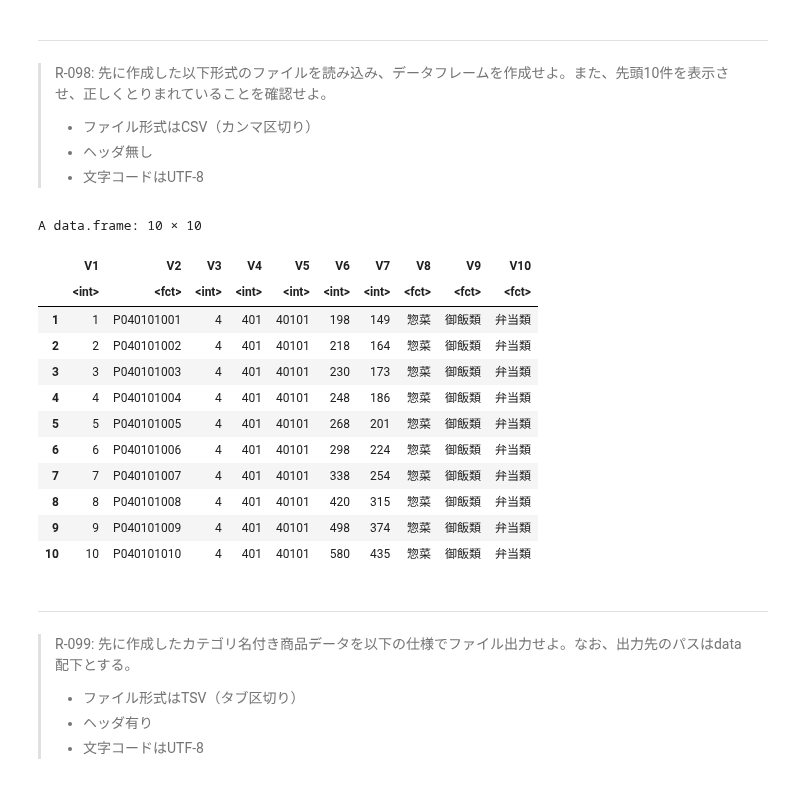
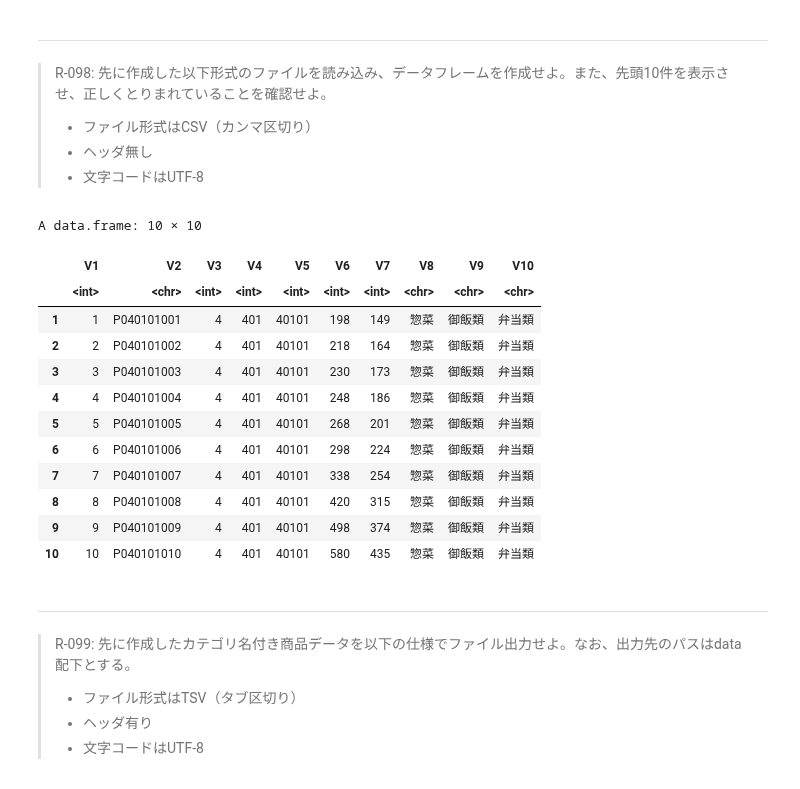
Before and after one commit to The-Japan-DataScientist-Society/100knocks-preprocess, a Jupyter notebook: docker/work/answer/ans_preprocess_knock_R.ipynb, the cells around one changed output. Drawn from its saved outputs; the diff is of its cells as text; code cells hidden in the pictures.

```diff
--- a/docker/work/answer/ans_preprocess_knock_R.ipynb
+++ b/docker/work/answer/ans_preprocess_knock_R.ipynb
@@ -2287,12 +2374,13 @@ A data.frame: 10 × 10
 > - ヘッダ無し
 > - 文字コードはUTF-8
 # %%
-df_product_tmp <- read.csv('../data/R_df_product_full_UTF-8_noh.csv', header=FALSE, fileEncoding="UTF-8")
+df_product_tmp <- read.csv('../data/R_df_product_full_UTF-8_noh.csv',
+                           header=FALSE, fileEncoding="UTF-8")
 head(df_product_tmp, 10)
 # %% [output]
 A data.frame: 10 × 10
 |  | V1 | V2 | V3 | V4 | V5 | V6 | V7 | V8 | V9 | V10 |
-|  | <int> | <fct> | <int> | <int> | <int> | <int> | <int> | <fct> | <fct> | <fct> |
+|  | <int> | <chr> | <int> | <int> | <int> | <int> | <int> | <chr> | <chr> | <chr> |
 | 1 | 1 | P040101001 | 4 | 401 | 40101 | 198 | 149 | 惣菜 | 御飯類 | 弁当類 |
 | 2 | 2 | P040101002 | 4 | 401 | 40101 | 218 | 164 | 惣菜 | 御飯類 | 弁当類 |
 | 3 | 3 | P040101003 | 4 | 401 | 40101 | 230 | 173 | 惣菜 | 御飯類 | 弁当類 |
```
Also changed, not shown: parts of 47 cells of this notebook, 5 other files.
